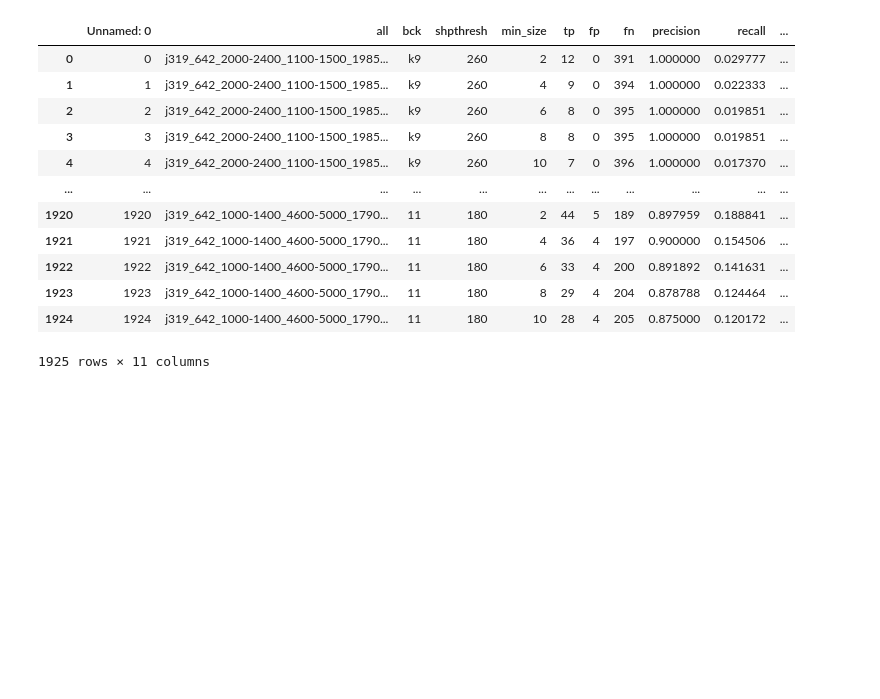
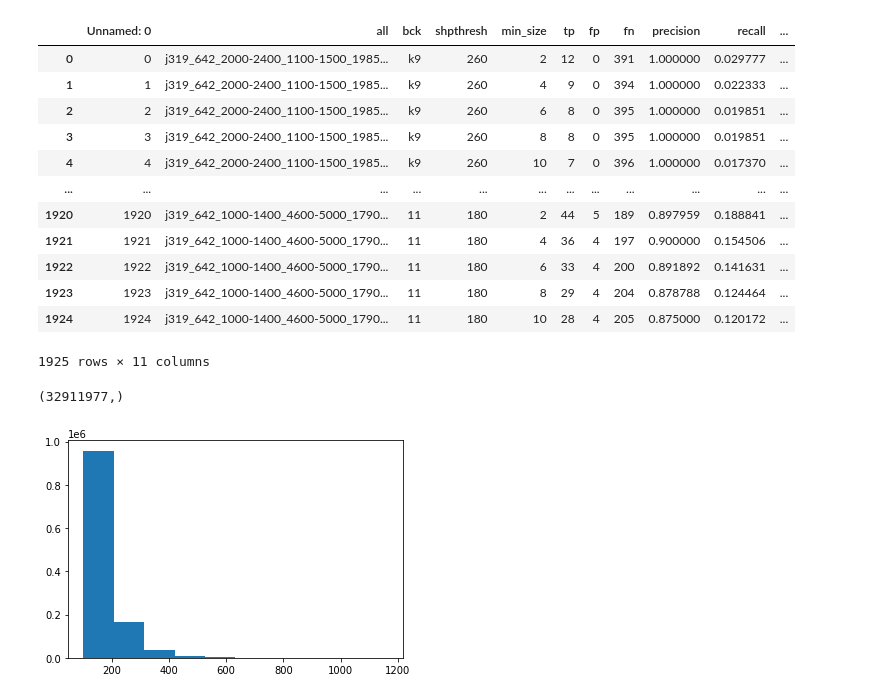
Before and after one commit to PrincetonUniversity/BrainPipe, a Jupyter notebook: cm2/cm2_parameter_sweep.ipynb, the cells around one changed output. Cells and saved outputs as stored; diff of their text form; code cells hidden in the pictures; blank space fills up the shorter version.

```diff
--- a/cm2/cm2_parameter_sweep.ipynb
+++ b/cm2/cm2_parameter_sweep.ipynb
@@ -342,3 +342,13 @@ pd_642_orig
 # %%
 #13, 150, 8 for 642
 #k7 110 6
+# %%
+cells = np.load('/Users/emilydennis/Desktop/cells_raw.npy')
+np.shape(cells)
+# %% [output]
+(32911977,)
+# %%
+celldf=pd.DataFrame(cells)
+# %%
+gt100=celldf.copy()
+gt100 = gt100[gt100['size']>100]
@@ -344,0 +357,5 @@ pd_642_orig
+# %%
+plt.hist(gt100['size'])
+plt.show()
+# %% [output]
+[figure, added]
```
Also changed, not shown: parts of 1 cell of this notebook, 1 other file.
